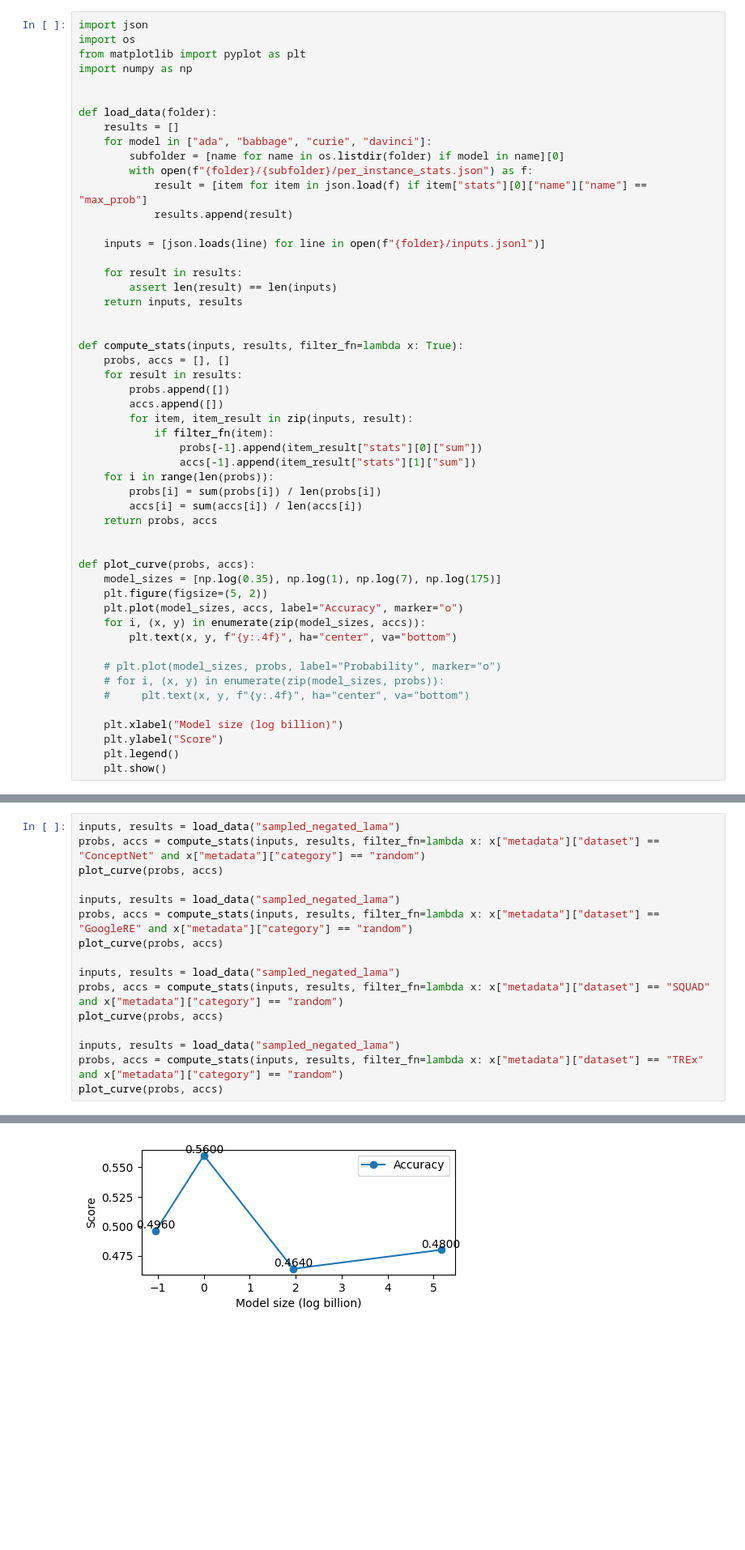
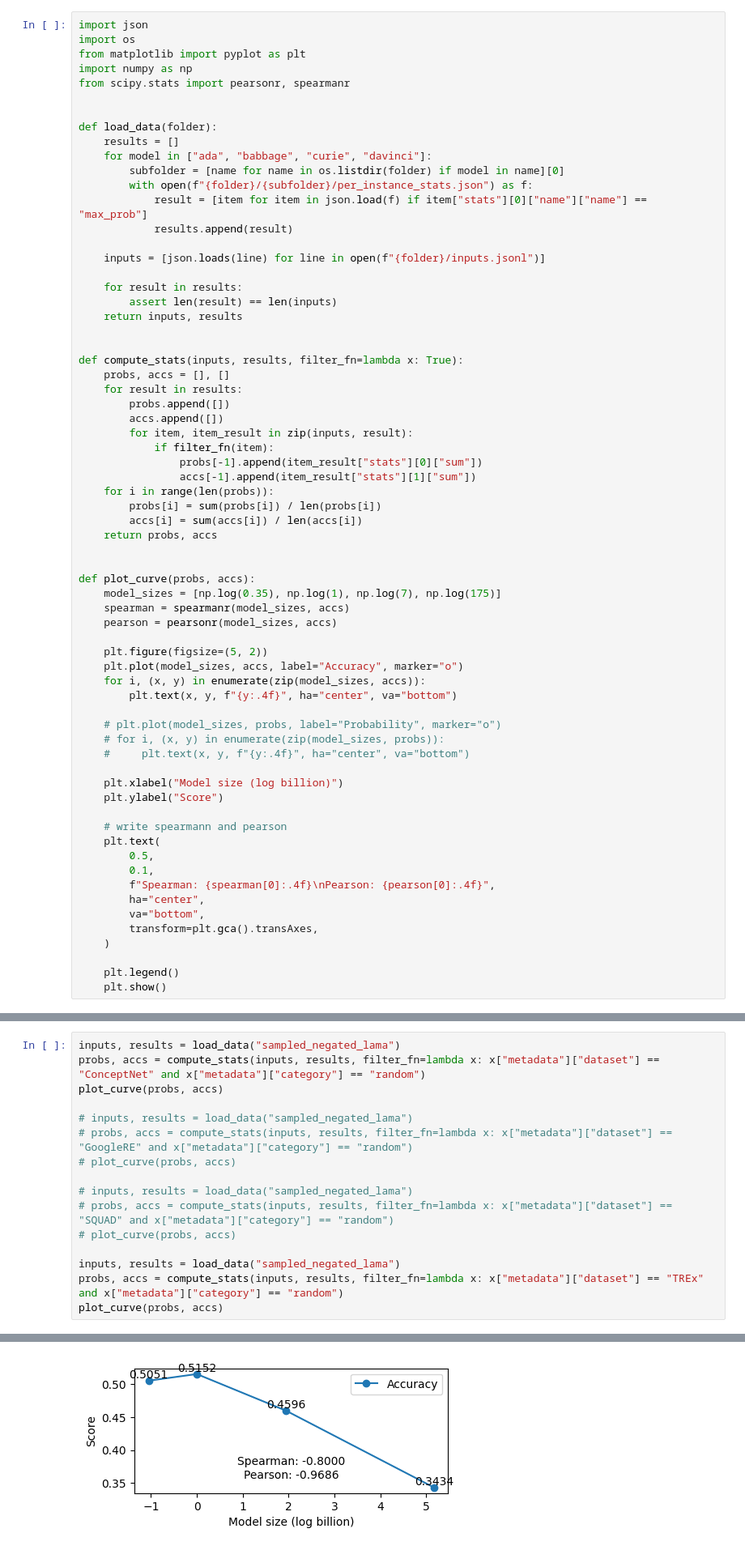
Before and after one commit to yuhui-zh15/InverseScaling, a Jupyter notebook: eval_pipeline/results/analyze_results.ipynb, the cells around one changed output, grey strips where cells are left out. Shown at 81% size. Drawn from its saved outputs; the diff is of its cells as text; blank space fills up the shorter version.

Commit message:
updated results

```diff
--- a/eval_pipeline/results/analyze_results.ipynb
+++ b/eval_pipeline/results/analyze_results.ipynb
@@ -3,6 +3,7 @@ import json
 import os
 from matplotlib import pyplot as plt
 import numpy as np
+from scipy.stats import pearsonr, spearmanr
 
 
 def load_data(folder):
@@ -37,6 +38,9 @@ def compute_stats(inputs, results, filter_fn=lambda x: True):
 
 def plot_curve(probs, accs):
     model_sizes = [np.log(0.35), np.log(1), np.log(7), np.log(175)]
+    spearman = spearmanr(model_sizes, accs)
+    pearson = pearsonr(model_sizes, accs)
+
     plt.figure(figsize=(5, 2))
     plt.plot(model_sizes, accs, label="Accuracy", marker="o")
     for i, (x, y) in enumerate(zip(model_sizes, accs)):
@@ -48,5 +52,16 @@ def plot_curve(probs, accs):
 
     plt.xlabel("Model size (log billion)")
     plt.ylabel("Score")
+
+    # write spearmann and pearson
+    plt.text(
+        0.5,
+        0.1,
+        f"Spearman: {spearman[0]:.4f}\nPearson: {pearson[0]:.4f}",
+        ha="center",
+        va="bottom",
+        transform=plt.gca().transAxes,
+    )
+
     plt.legend()
     plt.show()
@@ -123,13 +137,13 @@ inputs, results = load_data("sampled_negated_lama")
 probs, accs = compute_stats(inputs, results, filter_fn=lambda x: x["metadata"]["dataset"] == "ConceptNet" and x["metadata"]["category"] == "random")
 plot_curve(probs, accs)
 
-inputs, results = load_data("sampled_negated_lama")
-probs, accs = compute_stats(inputs, results, filter_fn=lambda x: x["metadata"]["dataset"] == "GoogleRE" and x["metadata"]["category"] == "random")
-plot_curve(probs, accs)
+# inputs, results = load_data("sampled_negated_lama")
+# probs, accs = compute_stats(inputs, results, filter_fn=lambda x: x["metadata"]["dataset"] == "GoogleRE" and x["metadata"]["category"] == "random")
+# plot_curve(probs, accs)
 
-inputs, results = load_data("sampled_negated_lama")
-probs, accs = compute_stats(inputs, results, filter_fn=lambda x: x["metadata"]["dataset"] == "SQUAD" and x["metadata"]["category"] == "random")
-plot_curve(probs, accs)
+# inputs, results = load_data("sampled_negated_lama")
+# probs, accs = compute_stats(inputs, results, filter_fn=lambda x: x["metadata"]["dataset"] == "SQUAD" and x["metadata"]["category"] == "random")
+# plot_curve(probs, accs)
 
 inputs, results = load_data("sampled_negated_lama")
 probs, accs = compute_stats(inputs, results, filter_fn=lambda x: x["metadata"]["dataset"] == "TREx" and x["metadata"]["category"] == "random")
@@ -139 +153 @@ plot_curve(probs, accs)
-[figure, old version]
+[figure, new version]
```
Also changed, not shown: parts of 9 cells of this notebook.
